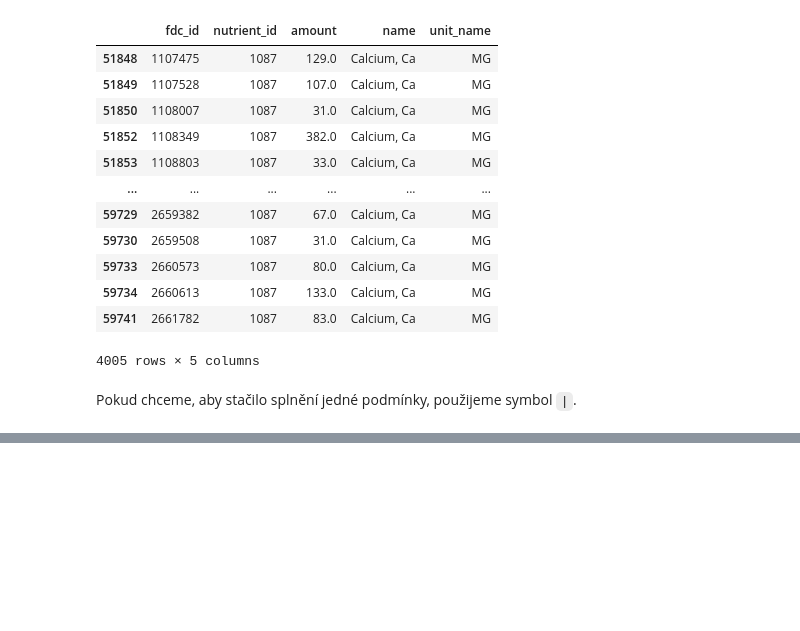
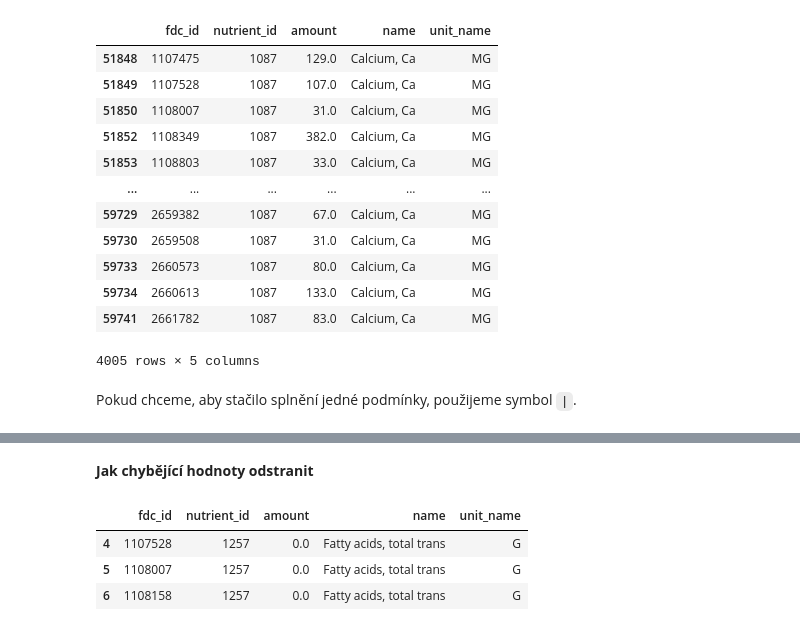
Before and after one commit to AnetaPopelova/czechitas-python-data, a Jupyter notebook: lekce-02/02-lekce.ipynb, the cells around one changed output, grey strips where cells are left out. Drawn from its saved outputs; the diff is of its cells as text; code cells hidden in the pictures; blank space fills up the shorter version.

```diff
--- a/lekce-02/02-lekce.ipynb
+++ b/lekce-02/02-lekce.ipynb
@@ -243,0 +259,10 @@ Wall time: 62.5 ms
+# %% [markdown]
+**Jak chybějící hodnoty odstranit**
+# %%
+food_nutrient = food_nutrient.dropna(subset="amount")
+food_nutrient.head(3)
+# %% [output]
+|  | fdc_id | nutrient_id | amount | name | unit_name |
+| 4 | 1107528 | 1257 | 0.0 | Fatty acids, total trans | G |
+| 5 | 1108007 | 1257 | 0.0 | Fatty acids, total trans | G |
+| 6 | 1108158 | 1257 | 0.0 | Fatty acids, total trans | G |
```
Also changed, not shown: parts of 3 cells of this notebook, 1 other file.
